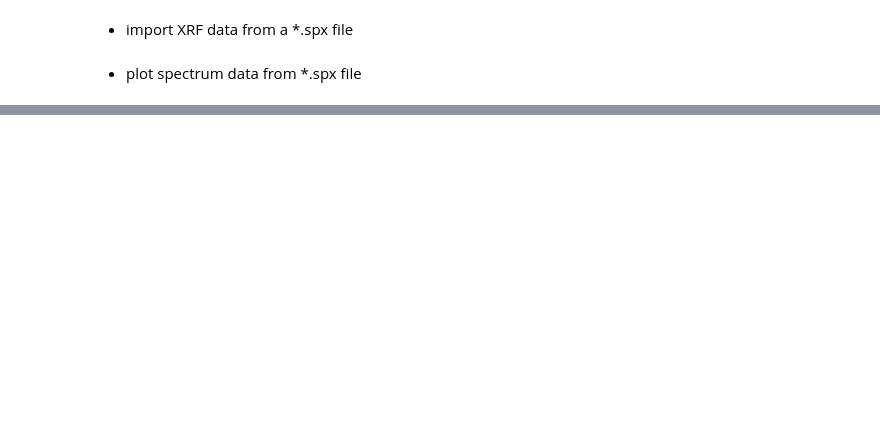
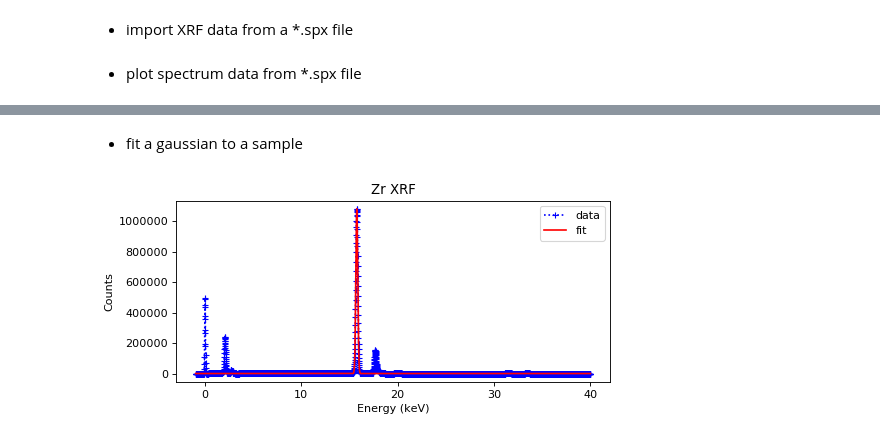
Before and after one commit to thevincentlan/NIST_PREP_SUMMER_2020, a Jupyter notebook: NIST_PREP_SUMMER_2020.ipynb, the cells around one changed output, grey strips where cells are left out. Drawn from its saved outputs; the diff is of its cells as text; code cells hidden in the pictures; blank space fills up the shorter version.

Commit message:
Added gaussian

```diff
--- a/NIST_PREP_SUMMER_2020.ipynb
+++ b/NIST_PREP_SUMMER_2020.ipynb
@@ -57,0 +58,6 @@ plt.show()
+# %% [markdown]
+- fit a gaussian to a sample
+# %%
+gaussian.element_b("Zr")
+# %% [output]
+[figure, added]
```
Also changed, not shown: parts of 2 cells of this notebook, 1 other file.
